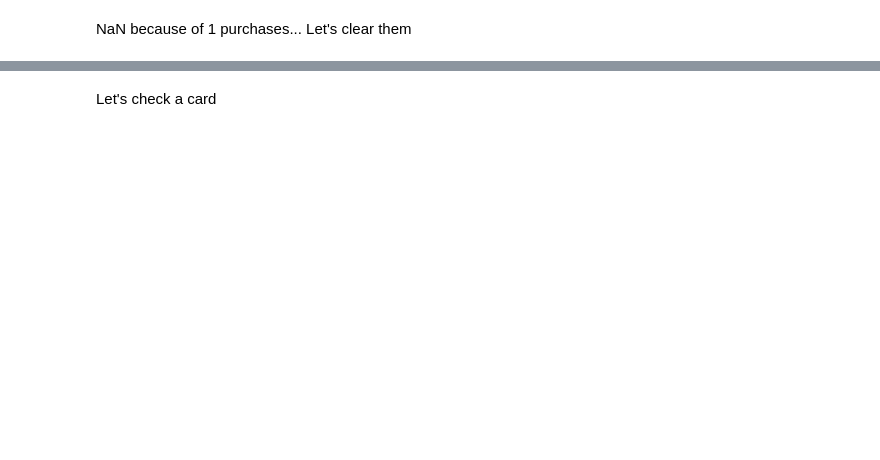
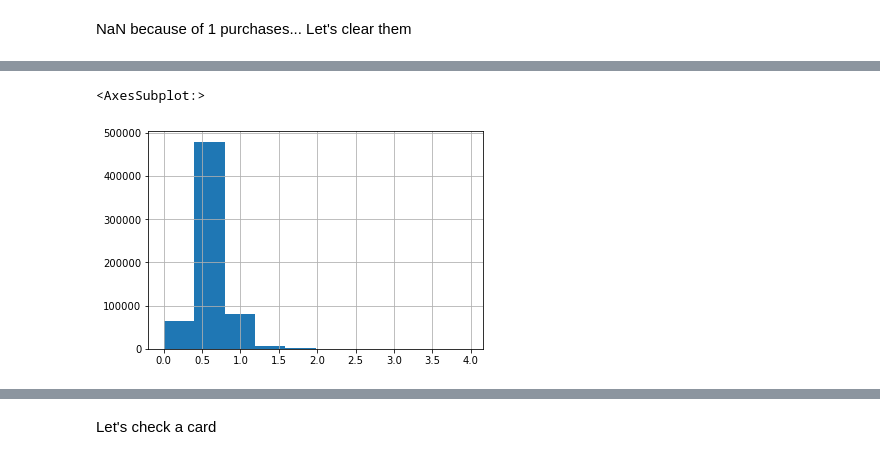
Before and after one commit to cubazis/inno_stats_2020, a Jupyter notebook: hw2.ipynb, the cells around one changed output, grey strips where cells are left out. Cells and saved outputs as stored; diff of their text form; code cells hidden in the pictures; blank space fills up the shorter version.

```diff
--- a/hw2.ipynb
+++ b/hw2.ipynb
@@ -650,3 +627,3 @@ We now need to define the minimal std for people to be included to the cohort. W
 # %%
-std_spendings[std_spendings.purchase_std < 50]['purchase_std'].hist()
+std_spendings['coefficient_of_var'] = std_spendings.purchase_std/std_spendings.purchase_mean
 # %% [output]
@@ -671,0 +652,5 @@ std_spendings[std_spendings.purchase_std < 50]
+# %%
+std_spendings['coefficient_of_var'].hist()
+# %% [output]
+<AxesSubplot:>
+[figure, added]
```
Also changed, not shown: parts of 12 cells of this notebook.
